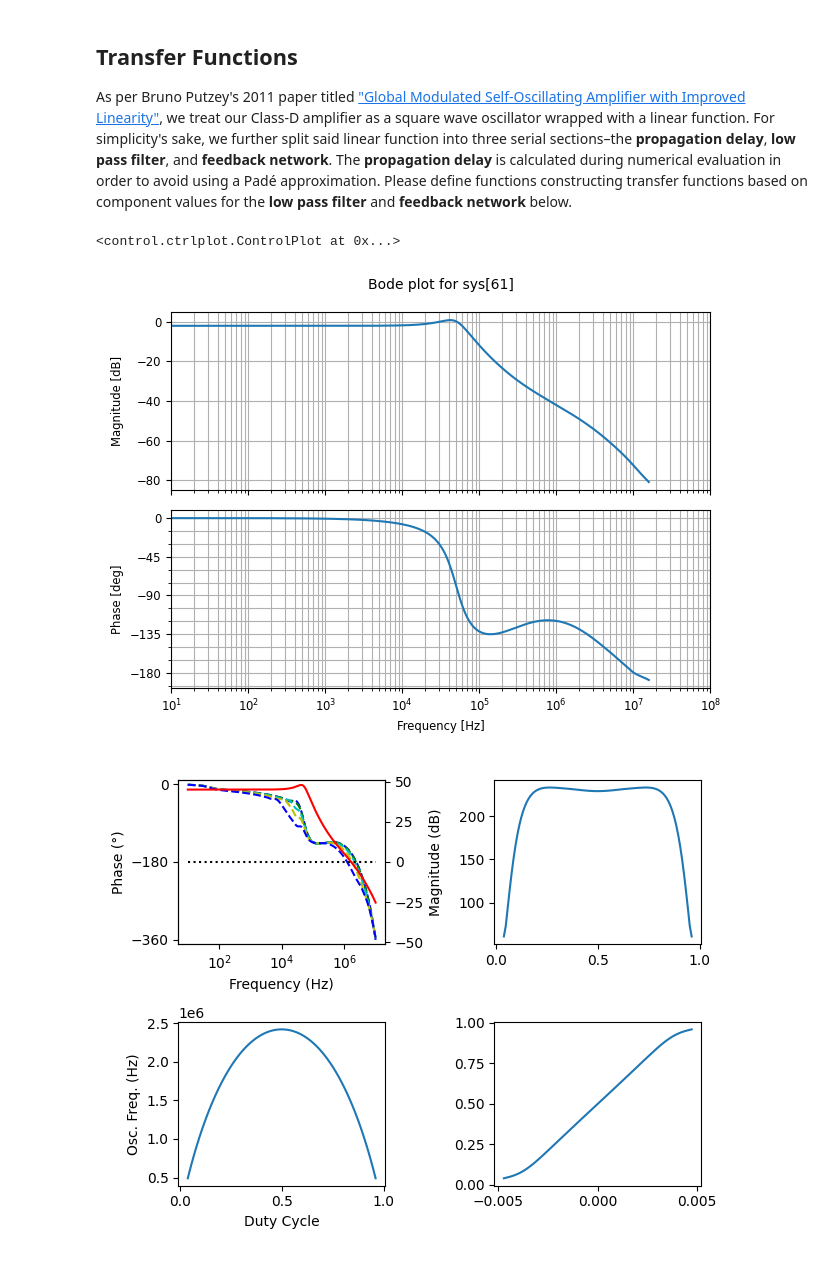
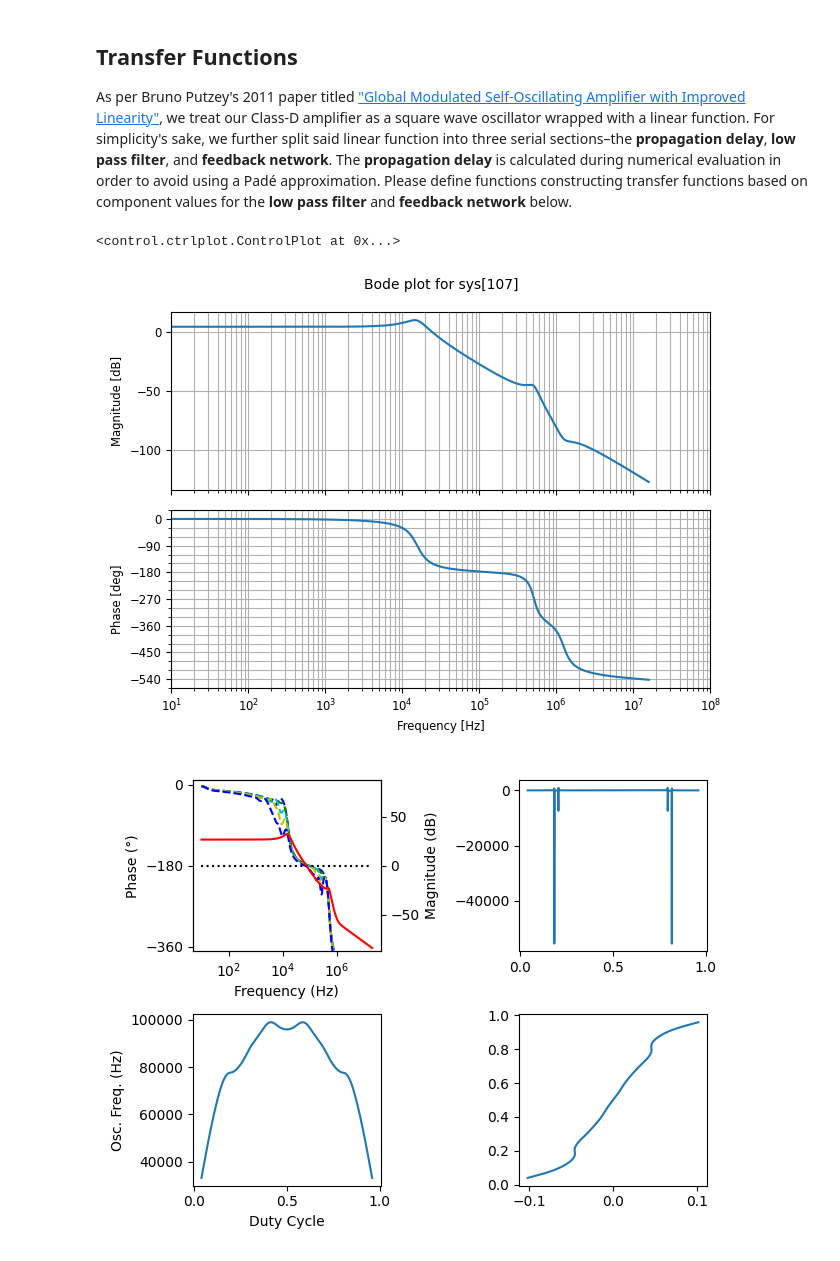
Before and after one commit to aaronlockhartdev/class-d-amp, a Jupyter notebook: loop_analysis/main.ipynb, the cells around one changed output. Saved outputs shown, nothing was run; the diff lists cells and outputs as text; code cells hidden in the pictures.

```diff
--- a/loop_analysis/main.ipynb
+++ b/loop_analysis/main.ipynb
@@ -31,12 +31,12 @@ def plot(
     omega = np.logspace(
         np.log10(start),
         np.log10(end),
-        num=4_000,
+        num=5_000,
         dtype=np.longdouble
     )
 
     # Range of duty cycles
-    hs = np.linspace(0.04, 0.5, num=50, dtype=np.longdouble)
+    hs = np.linspace(0.04, 0.5, num=1_000, dtype=np.longdouble)
 
     with Pool() as p:
         # Range of harmonics to calculate
@@ -263,20 +263,20 @@ def load_sapwin(filename):
 mfb_fbn = load_sapwin("SapWin/Class-D MFB.out")
 # %%
 tf = mfb_fbn(
-        Lf=10e-6, Cf=1e-6, Rload=4,
-        Rl=220, Rl1=33, Rl2=4.7e3, Cl1=100e-12, Cl2=10e-12,
+        Lf=22e-6, Cf=4.7e-6, Rload=4,
+        Rl=1e3, Rl1=100, Rl2=15e3, Cl1=10e-12, Cl2=10e-12,
         Rin=1.8e3, Rfb=8.2e3,
-        Rg=220,
-        Rmfb=220, Rmfb1=820, Rmfb2=220, Rmfb3=10e3, Cmfb1=100e-12, Cmfb2=1e-12
+        Rg=470,
+        Rmfb=1e3, Rmfb1=160, Rmfb2=1.3e3, Rmfb3=33e3, Cmfb1=0.0015e-6, Cmfb2=1.5e-12
     )
 
 ct.bode_plot(tf, Hz=True, dB=True, omega_limits=(10, 100e6))
 # %% [output]
 <control.ctrlplot.ControlPlot at 0x...>
-[figure, old version]
+[figure, new version]
 # %%
 %%time
-plot(tf, 10, 10e6, delay=50e-9)
+plot(tf, 10, 20e6, delay=40e-9)
 plt.show()
 # %% [output]
-[figure, old version]
+[figure, new version]
```
Also changed, not shown: parts of 2 cells of this notebook, 1 other file.
